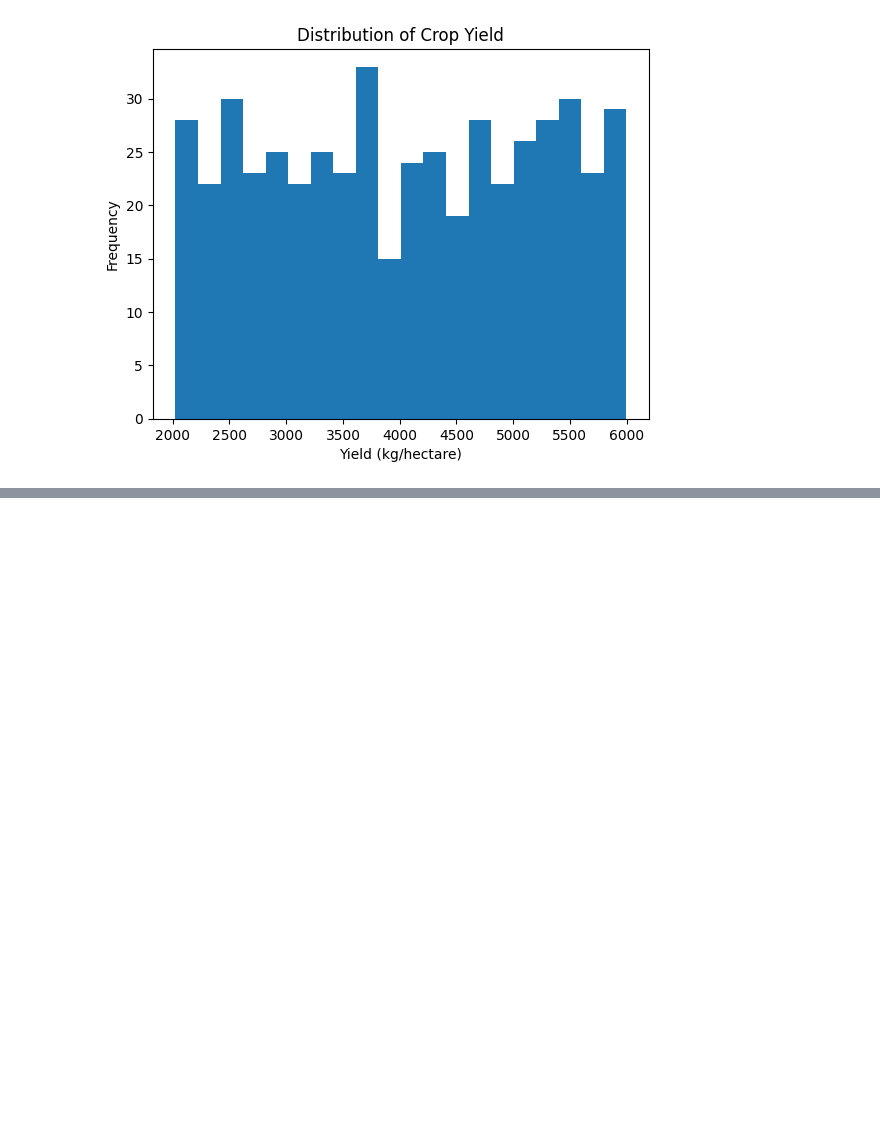
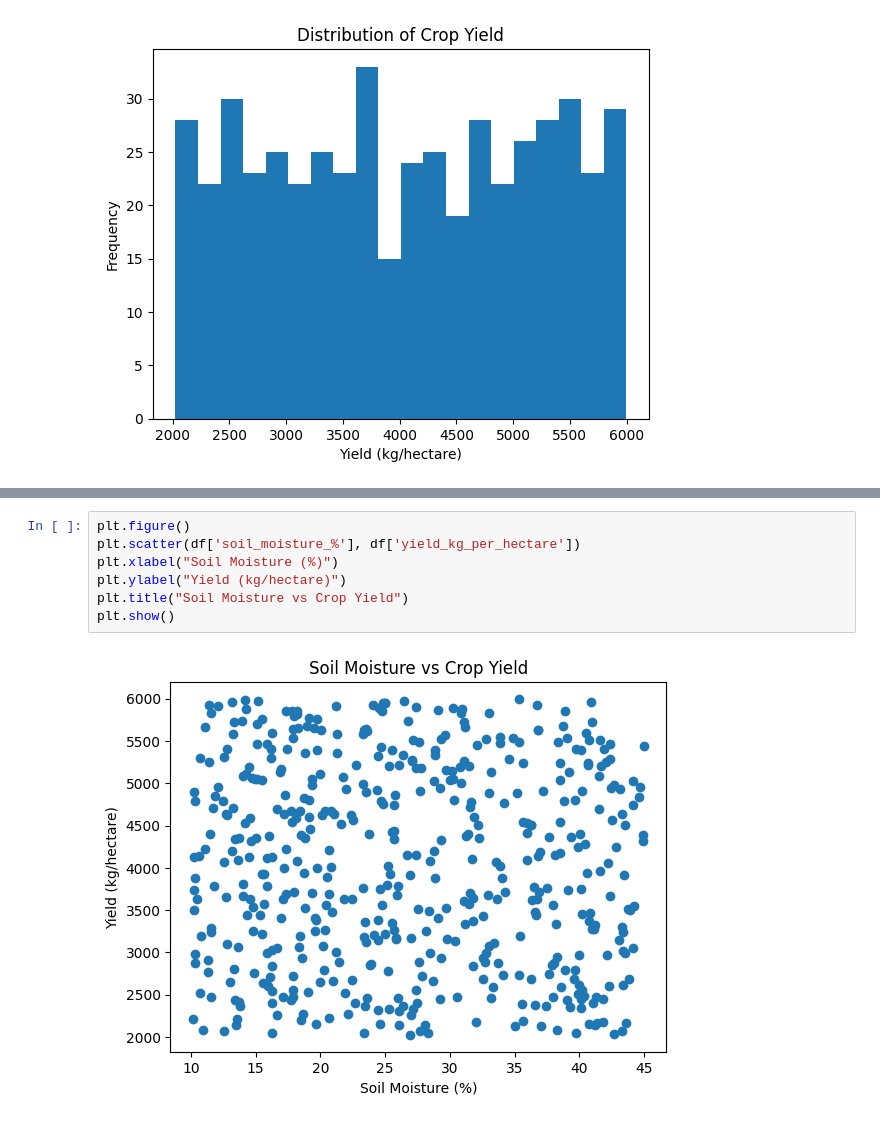
Before and after one commit to Richa0416/research_agri, a Jupyter notebook: research_agri.ipynb, the cells around one changed output, grey strips where cells are left out. Saved outputs shown, nothing was run; the diff lists cells and outputs as text; blank space fills up the shorter version.

```diff
--- a/research_agri.ipynb
+++ b/research_agri.ipynb
@@ -300,0 +333,9 @@ data['yield_kg_per_hectare'].skew()
+# %%
+plt.figure()
+plt.scatter(df['soil_moisture_%'], df['yield_kg_per_hectare'])
+plt.xlabel("Soil Moisture (%)")
+plt.ylabel("Yield (kg/hectare)")
+plt.title("Soil Moisture vs Crop Yield")
+plt.show()
+# %% [output]
+[figure, added]
```
Also changed, not shown: parts of 12 cells of this notebook.
